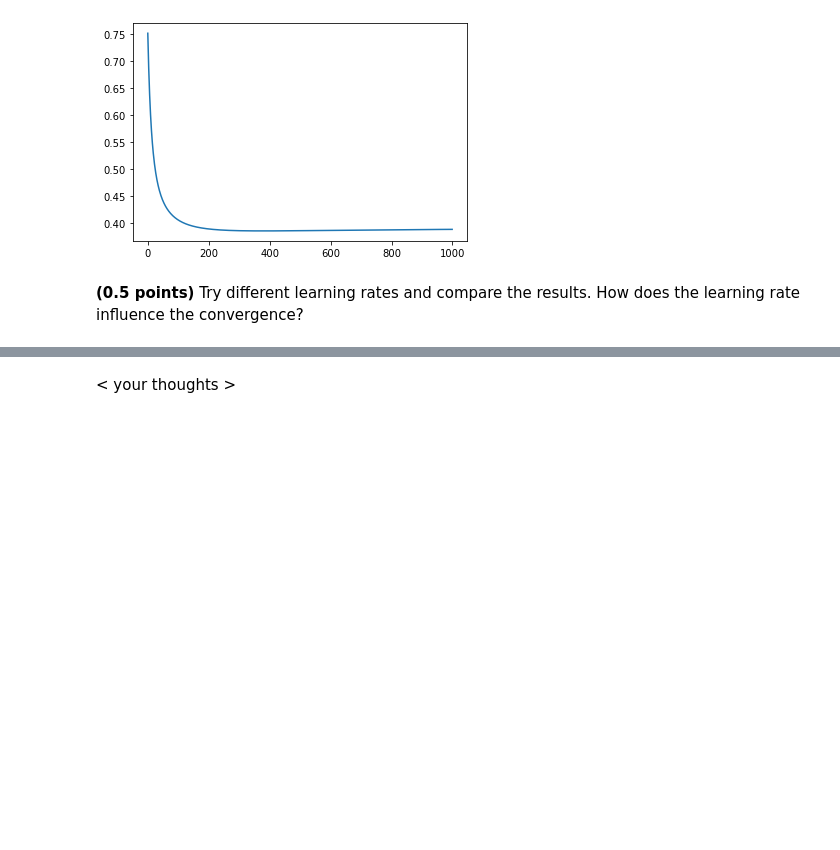
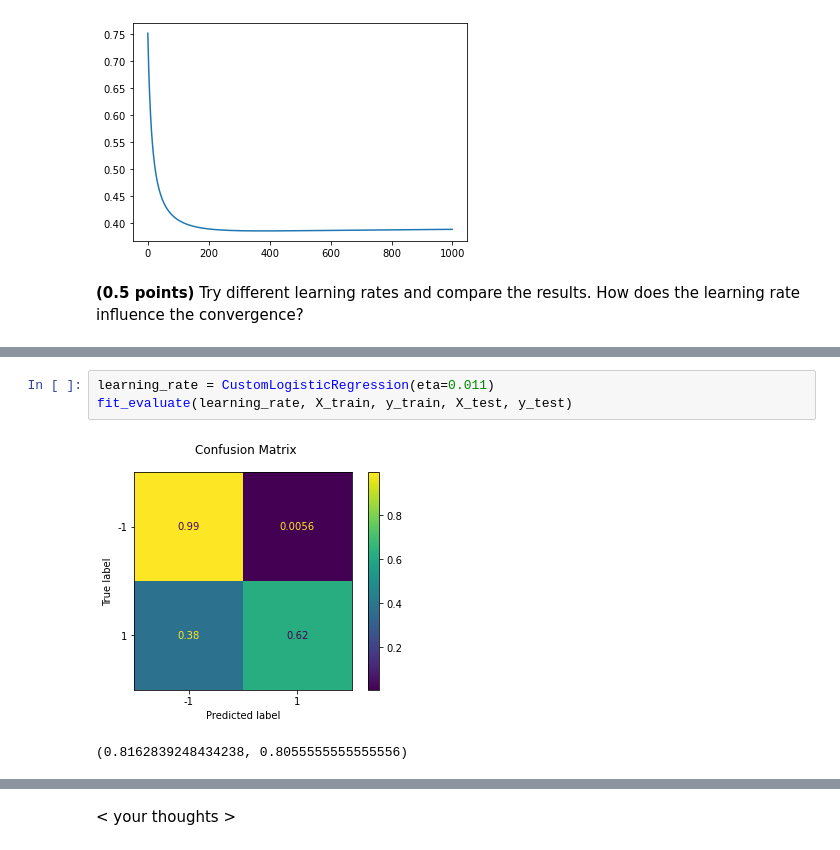
Before and after one commit to AndreiMedvedevSaratov/ml-5_classification_linear_knn, a Jupyter notebook: hw_classification.ipynb, the cells around one changed output, grey strips where cells are left out. Drawn from its saved outputs; the diff is of its cells as text; blank space fills up the shorter version.

```diff
--- a/hw_classification.ipynb
+++ b/hw_classification.ipynb
@@ -197,0 +203,6 @@ plt.plot(model.loss_array);
+# %%
+learning_rate = CustomLogisticRegression(eta=0.011)
+fit_evaluate(learning_rate, X_train, y_train, X_test, y_test)
+# %% [output]
+[figure, added]
+(0.8162839248434238, 0.8055555555555556)
```
Also changed, not shown: parts of 13 cells of this notebook.
